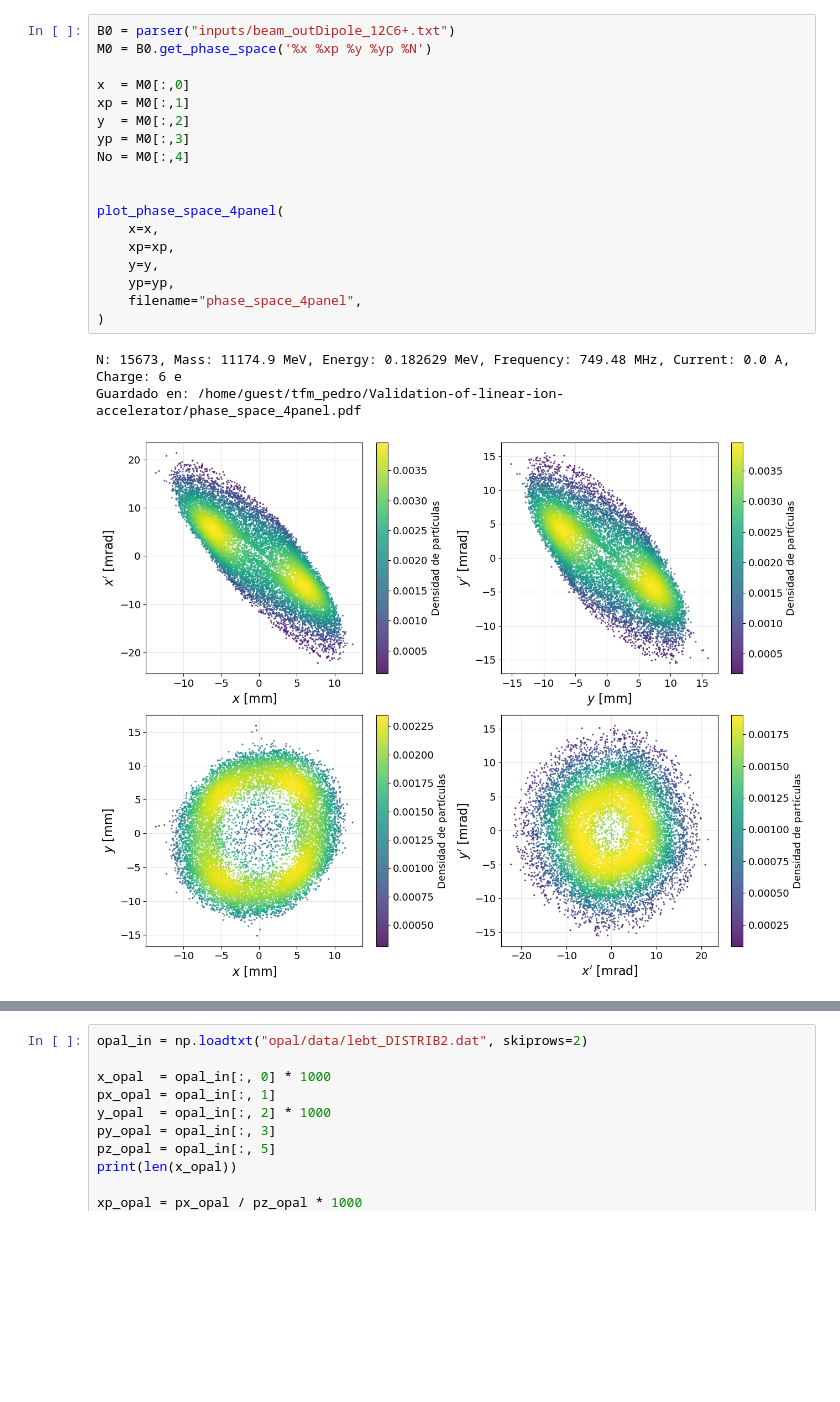
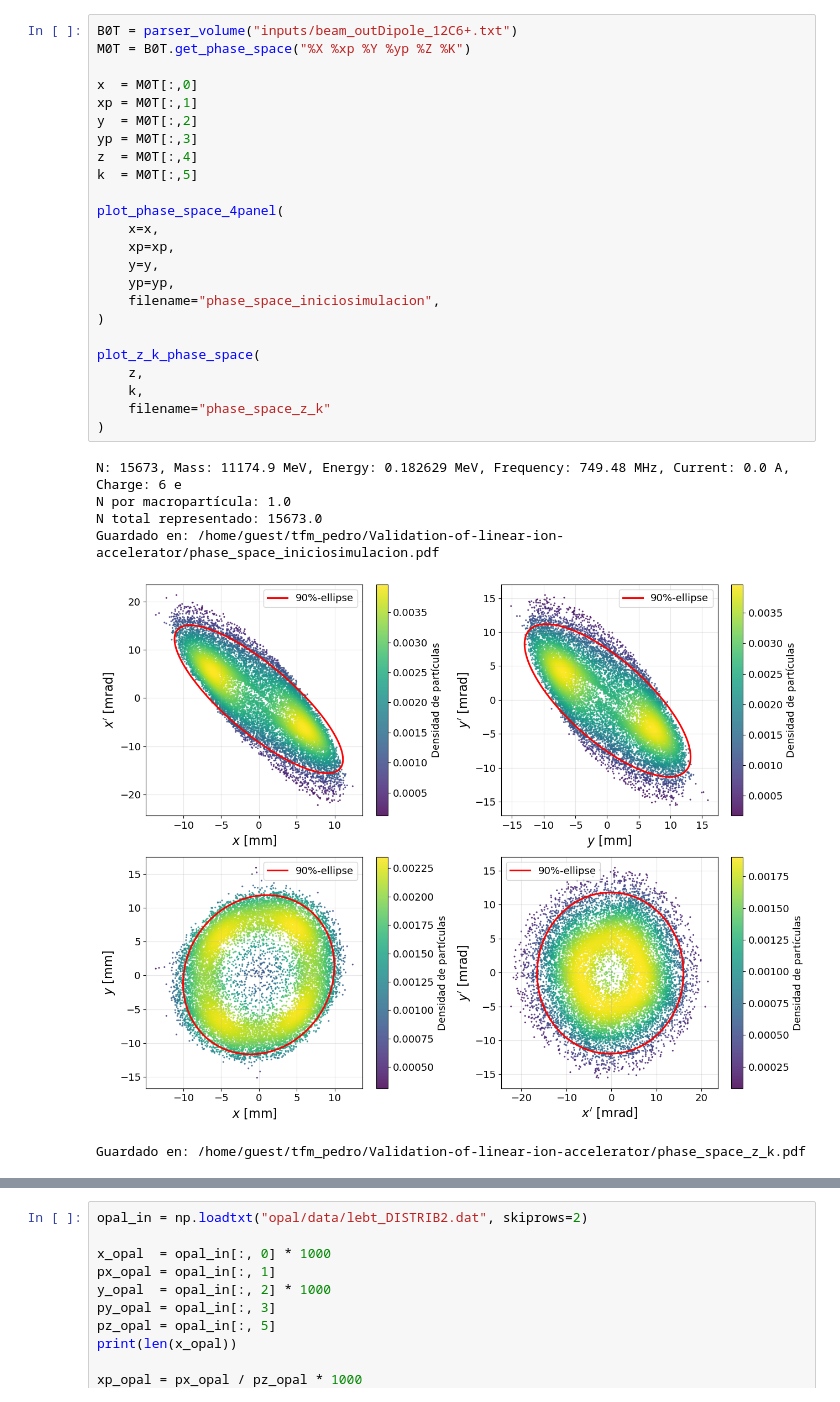
Before and after one commit to psolmor/Validation-of-linear-ion-accelerator, a Jupyter notebook: initial_bunch.ipynb, the cells around one changed output, grey strips where cells are left out. Drawn from its saved outputs; the diff is of its cells as text; blank space fills up the shorter version.

```diff
--- a/initial_bunch.ipynb
+++ b/initial_bunch.ipynb
@@ -130,22 +279,31 @@ RF-Track was compiled with GSL-2.5 and fftw-3.3.5-sse2-avx
 # %%
-B0 = parser("inputs/beam_outDipole_12C6+.txt")
-M0 = B0.get_phase_space('%x %xp %y %yp %N')
+B0T = parser_volume("inputs/beam_outDipole_12C6+.txt")
+M0T = B0T.get_phase_space("%X %xp %Y %yp %Z %K")
 
-x  = M0[:,0]
-xp = M0[:,1]
-y  = M0[:,2]
-yp = M0[:,3]
-No = M0[:,4]
-
+x  = M0T[:,0]
+xp = M0T[:,1]
+y  = M0T[:,2]
+yp = M0T[:,3]
+z  = M0T[:,4]
+k  = M0T[:,5]
 
 plot_phase_space_4panel(
     x=x,
     xp=xp,
     y=y,
     yp=yp,
-    filename="phase_space_4panel",
+    filename="phase_space_iniciosimulacion",
 )
+
+plot_z_k_phase_space(
+    z,
+    k,
+    filename="phase_space_z_k"
+)
 # %% [output]
 N: 15673, Mass: 11174.9 MeV, Energy: 0.182629 MeV, Frequency: 749.48 MHz, Current: 0.0 A, Charge: 6 e
-Guardado en: /home/guest/tfm_pedro/Validation-of-linear-ion-accelerator/phase_space_4panel.pdf
+N por macropartícula: 1.0
+N total representado: 15673.0
+Guardado en: /home/guest/tfm_pedro/Validation-of-linear-ion-accelerator/phase_space_iniciosimulacion.pdf
-[figure, old version]
+[figure, new version]
+Guardado en: /home/guest/tfm_pedro/Validation-of-linear-ion-accelerator/phase_space_z_k.pdf
```
Also changed, not shown: parts of 2 cells of this notebook, 29 other files.
